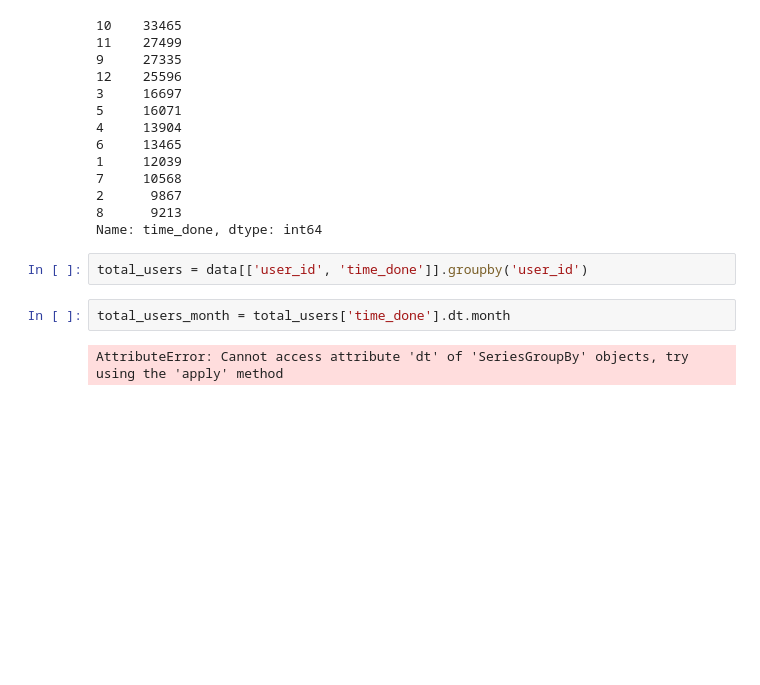
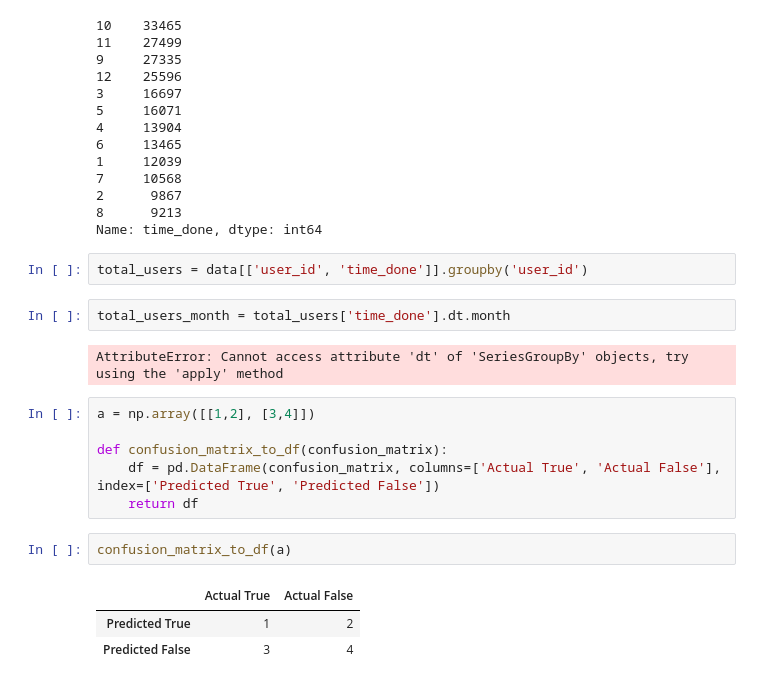
Before and after one commit to branlindsey/junyi_app_user, a Jupyter notebook: EDA.ipynb, the cells around one changed output. Saved outputs shown, nothing was run; the diff lists cells and outputs as text; blank space fills up the shorter version.

```diff
--- a/EDA.ipynb
+++ b/EDA.ipynb
@@ -533,3 +532,15 @@ total_users = data[['user_id', 'time_done']].groupby('user_id')
 total_users_month = total_users['time_done'].dt.month
 # %% [output]
 AttributeError: Cannot access attribute 'dt' of 'SeriesGroupBy' objects, try using the 'apply' method
+# %%
+a = np.array([[1,2], [3,4]])
+
+def confusion_matrix_to_df(confusion_matrix):
+    df = pd.DataFrame(confusion_matrix, columns=['Actual True', 'Actual False'], index=['Predicted True', 'Predicted False'])
+    return df
+# %%
+confusion_matrix_to_df(a)
+# %% [output]
+|  | Actual True | Actual False |
+| Predicted True | 1 | 2 |
+| Predicted False | 3 | 4 |
```
Also changed, not shown: parts of 1 cell of this notebook, 8 other files.
